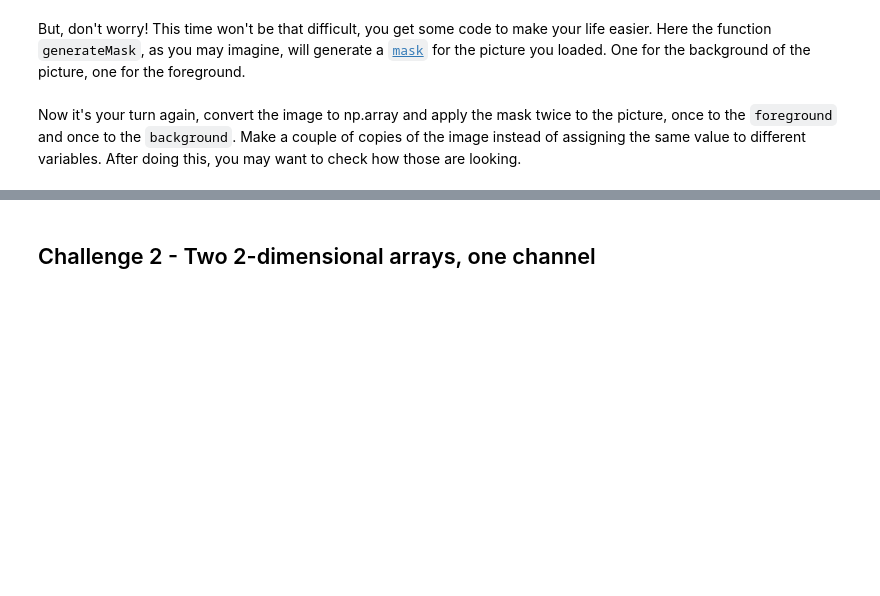
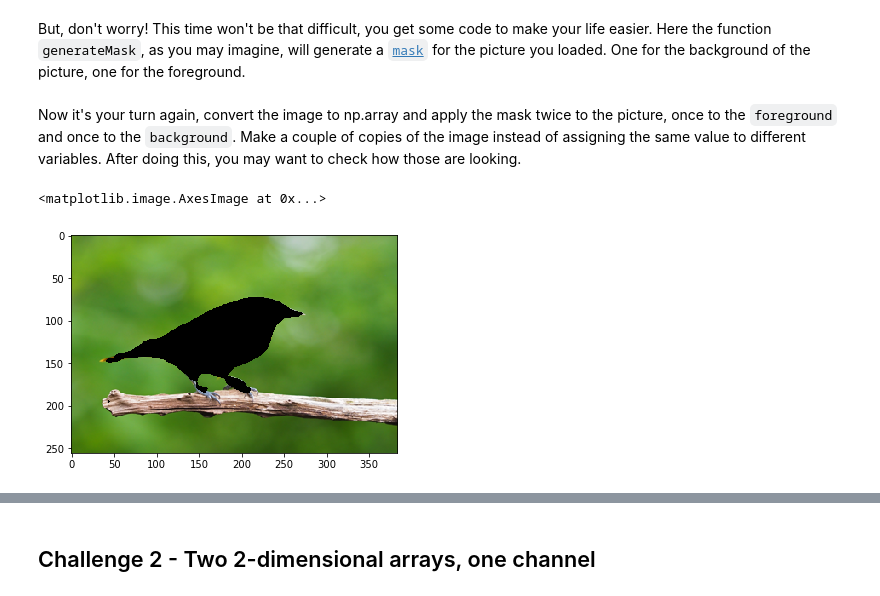
Before and after one commit to blancalluch/ImageSegmentation, a Jupyter notebook: main.ipynb, the cells around one changed output, grey strips where cells are left out. Cells and saved outputs as stored; diff of their text form; code cells hidden in the pictures; blank space fills up the shorter version.

```diff
--- a/main.ipynb
+++ b/main.ipynb
@@ -53,0 +65,3 @@ Sometimes it is desirable to thumbnail all images to have the same width or heig
+# %%
+size = 384,256
+img = img.resize((size))
@@ -66,0 +83,11 @@ Now it's your turn again, convert the image to np.array and apply the mask twice
+# %%
+# Your code here
+img2 = img.copy()
+img_arr = np.array(img)
+background = img_arr * background_mask[:,:,None]
+foreground = img_arr * foreground_mask[:,:,None]
+# %%
+plt.imshow(background)
+# %% [output]
+<matplotlib.image.AxesImage at 0x...>
+[figure, added]
```
Also changed, not shown: parts of 28 cells of this notebook.
